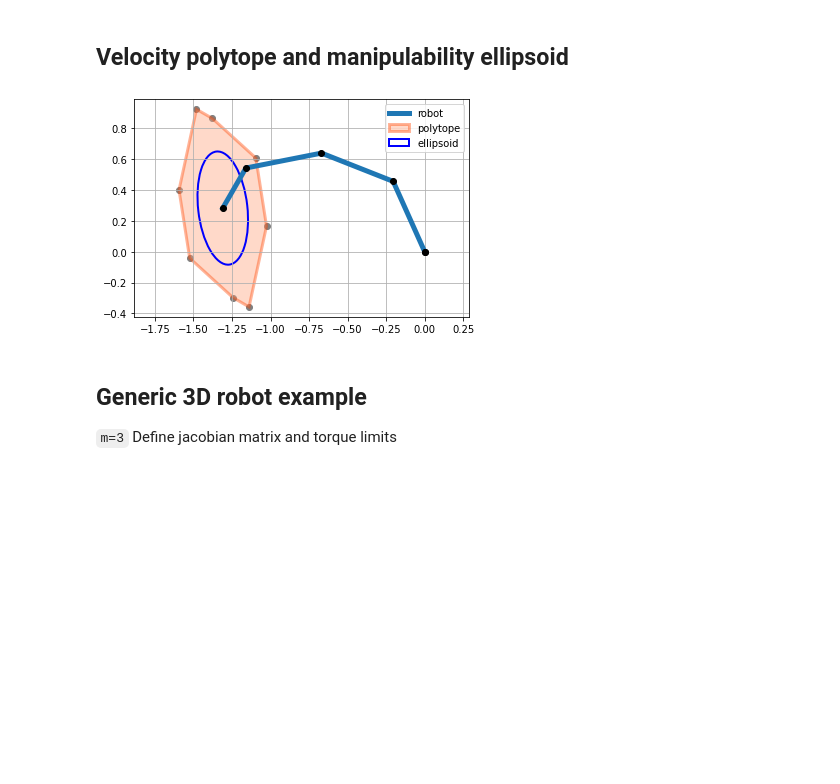
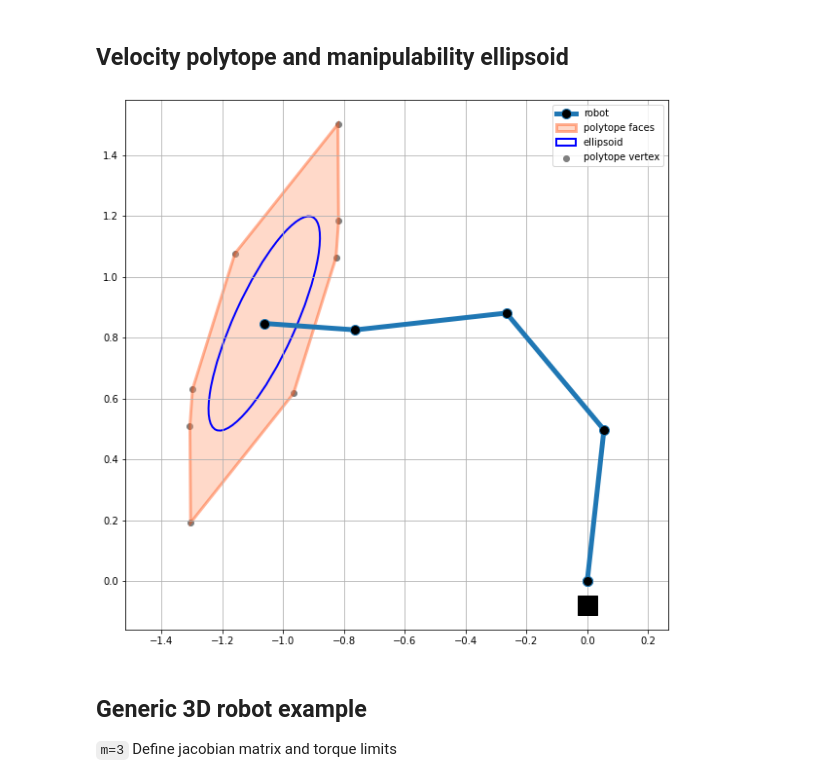
Before and after one commit to auctus-team/pycapacity, a Jupyter notebook: demo_notebook.ipynb, the cells around one changed output. Cells and saved outputs as stored; diff of their text form; code cells hidden in the pictures; blank space fills up the shorter version.

```diff
--- a/demo_notebook.ipynb
+++ b/demo_notebook.ipynb
@@ -226,45 +247,48 @@ q  = np.random.rand(4)*np.pi/3*2-1
 dq_min = -np.ones((4,1))
 dq_max = np.ones((4,1))
 
-# find robot position
-# a bit of scaling
-robot_position = four_link_robot_plot(q)
 
 # jacobian
 J = four_link_jacobian(q)
 # calculate the force polytope
-vel_vert, faces_indices = capacity.velocity_polytope_withfaces(J, dq_min ,dq_max)
-faces = capacity.face_index_to_vertex(vel_vert, faces_indices)
+options = {'calculate_faces':True}
+vel_poly = capacity.velocity_polytope(J, dq_min ,dq_max,options=options)
 
 # calculate the force ellipsoid
-S,U = capacity.velocity_ellipsoid(J, dq_max)
-
-
-# scale polytope
-vel_vert = vel_vert/5
-faces = faces/5
-#scale ellipsoid
-S = S/5
+vel_ellipsoid = capacity.velocity_ellipsoid(J, dq_max)
 # %%
-# visualise polytope ellipsoid
-fig = plt.figure(14)
-ax = plt.gca()
+# visualise polytope ellispoid
+fig = plt.figure(13, figsize=[10,10])
+
+scale = 1/5
 
 #plot the robot
-plt.plot(robot_position[0,:],robot_position[1,:],linewidth=5, label="robot")
-plt.plot(robot_position[0,:],robot_position[1,:],'ko',linewidth=5)
+robot_position = four_link_forward_kinematics(q)
+plot_robot(plt, q)
+
 #plot the polytope
-plot_polytope_faces(ax=plt,faces=faces,center=robot_position[:,-1],face_color='lightsalmon', edge_color='orangered',label='polytope')
-plot_polytope_vertex(ax=ax,vertex=vel_vert,center=robot_position[:,-1],color='gray')
-# plot the ellipsoid
-plot_ellipsoid(S, U, center=robot_position[:,-1], ax=ax, label='ellipsoid', color=None, edge_color='blue', alpha=1.0)
-
+plot_polytope(plot=fig,
+                    polytope=vel_poly,
+                    center=robot_position,
+                    face_color='lightsalmon',
+                    edge_color='orangered',
+                    vertex_color='gray',
+                    label='polytope',
+                    scale=scale)
+# plot ellispoid
+plot_ellipsoid(ellipsoid=vel_ellipsoid,
+               center=robot_position,
+               plot=fig,
+               label='ellipsoid',
+               edge_color='blue',
+               alpha=1.0,
+               scale=scale)
 plt.grid()
 plt.legend()
 plt.axis('equal')
 plt.show()
 # %% [output]
-[figure, old version]
+[figure, new version]
 # %% [markdown]
 ## Generic 3D robot example
 `m=3`
```
Also changed, not shown: parts of 26 cells of this notebook, 12 other files.
